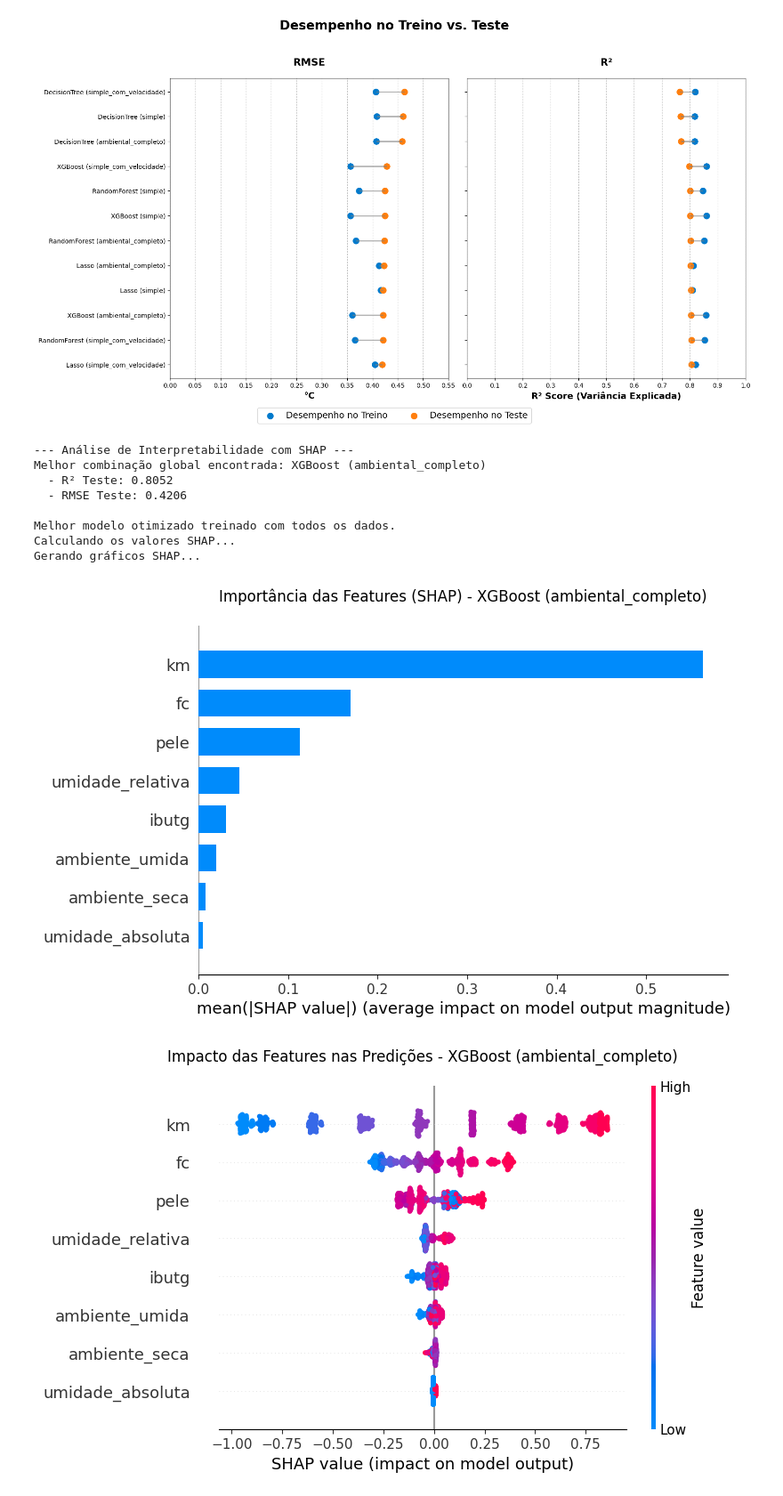
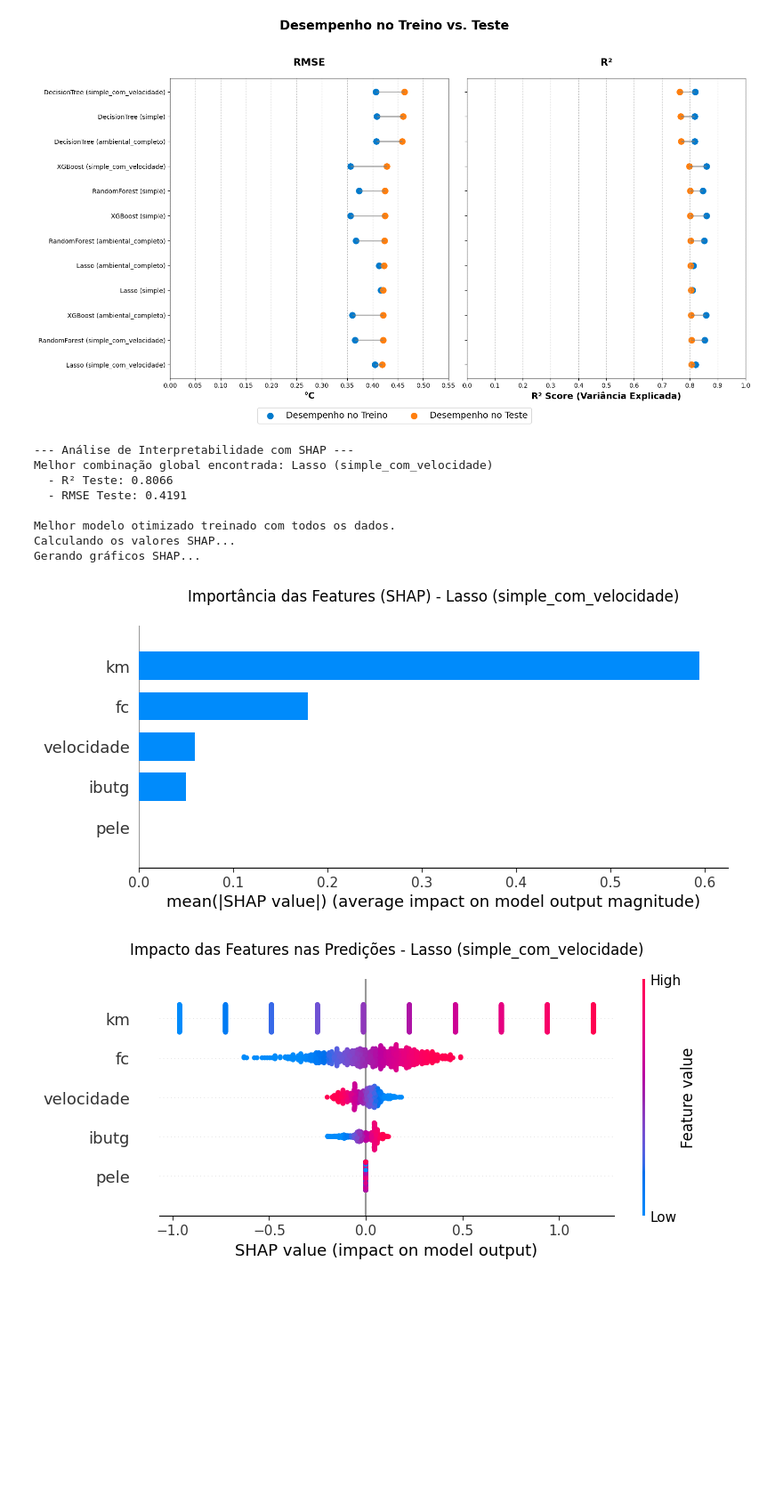
Before and after one commit to LBS-UFMG/tcore, a Jupyter notebook: models/dataset1-1km.ipynb, the cells around one changed output. Shown at 89% size. Cells and saved outputs as stored; diff of their text form; code cells hidden in the pictures; blank space fills up the shorter version.

```diff
--- a/models/dataset1-1km.ipynb
+++ b/models/dataset1-1km.ipynb
@@ -253,7 +255,7 @@ plt.show()
 print("\n--- Análise de Interpretabilidade com SHAP ---")
 
 # Seleciona o melhor experimento com base no menor RMSE de teste
-best_experiment = results_df.sort_values('RMSE_teste').iloc[2]
+best_experiment = results_df.sort_values('RMSE_teste').iloc[0]
 best_model_name = best_experiment['model']
 best_feature_set_name = best_experiment['feature_set']
 best_params = OPTIMIZED_PARAMS[best_model_name][best_feature_set_name]
@@ -293,35 +295,35 @@ if best_was_scaled:
 # Explainer SHAP
 model_fitted = final_pipeline.named_steps['model']
 explainer = None
 if best_model_name in ['DecisionTree', 'RandomForest', 'XGBoost']:
     explainer = shap.TreeExplainer(model_fitted)
 elif best_model_name == 'Lasso':
     explainer = shap.LinearExplainer(model_fitted, X_shap)
 
 if explainer:
     print("Calculando os valores SHAP...")
     shap_values = explainer.shap_values(X_shap)
     print("Gerando gráficos SHAP...")
     # Importância das features
     plt.figure()
     shap.summary_plot(shap_values, X_shap, plot_type="bar", show=False)
     plt.title(f'Importância das Features (SHAP) - {best_experiment["experimento"]}', pad=20)
     plt.show()
     # Impacto das features
     plt.figure()
     shap.summary_plot(shap_values, X_shap, show=False)
     plt.title(f'Impacto das Features nas Predições - {best_experiment["experimento"]}', pad=20)
     plt.show()
 else:
     print(f"Análise SHAP não implementada para o tipo de modelo: {best_model_name}")
 # %% [output]
 --- Análise de Interpretabilidade com SHAP ---
-Melhor combinação global encontrada: XGBoost (ambiental_completo)
-  - R² Teste: 0.8052
-  - RMSE Teste: 0.4206
+Melhor combinação global encontrada: Lasso (simple_com_velocidade)
+  - R² Teste: 0.8066
+  - RMSE Teste: 0.4191
 
 Melhor modelo otimizado treinado com todos os dados.
 Calculando os valores SHAP...
 Gerando gráficos SHAP...
-[figure, old version]
+[figure, new version]
-[figure, old version]
+[figure, new version]
```
Also changed, not shown: parts of 1 cell of this notebook, 7 other files.
